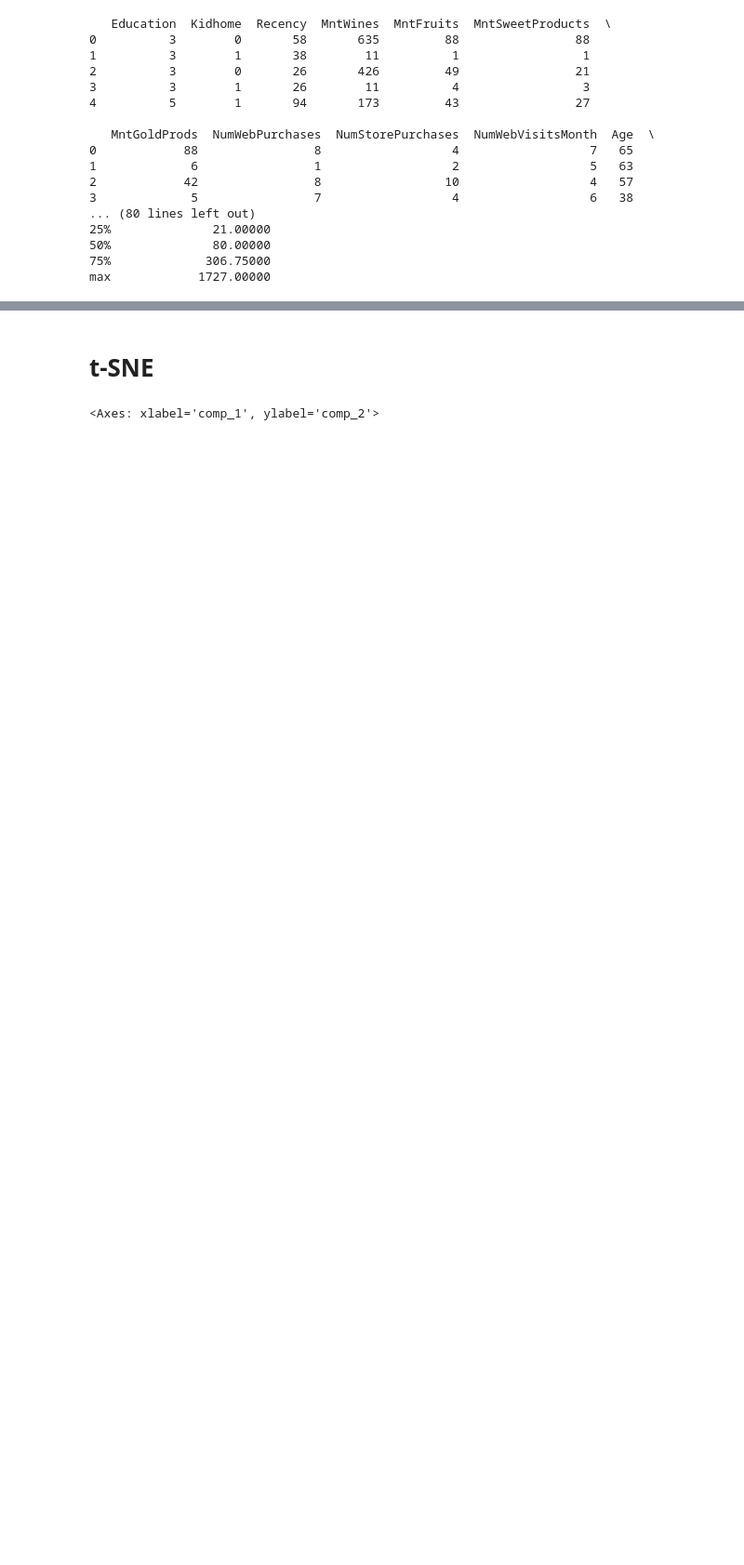
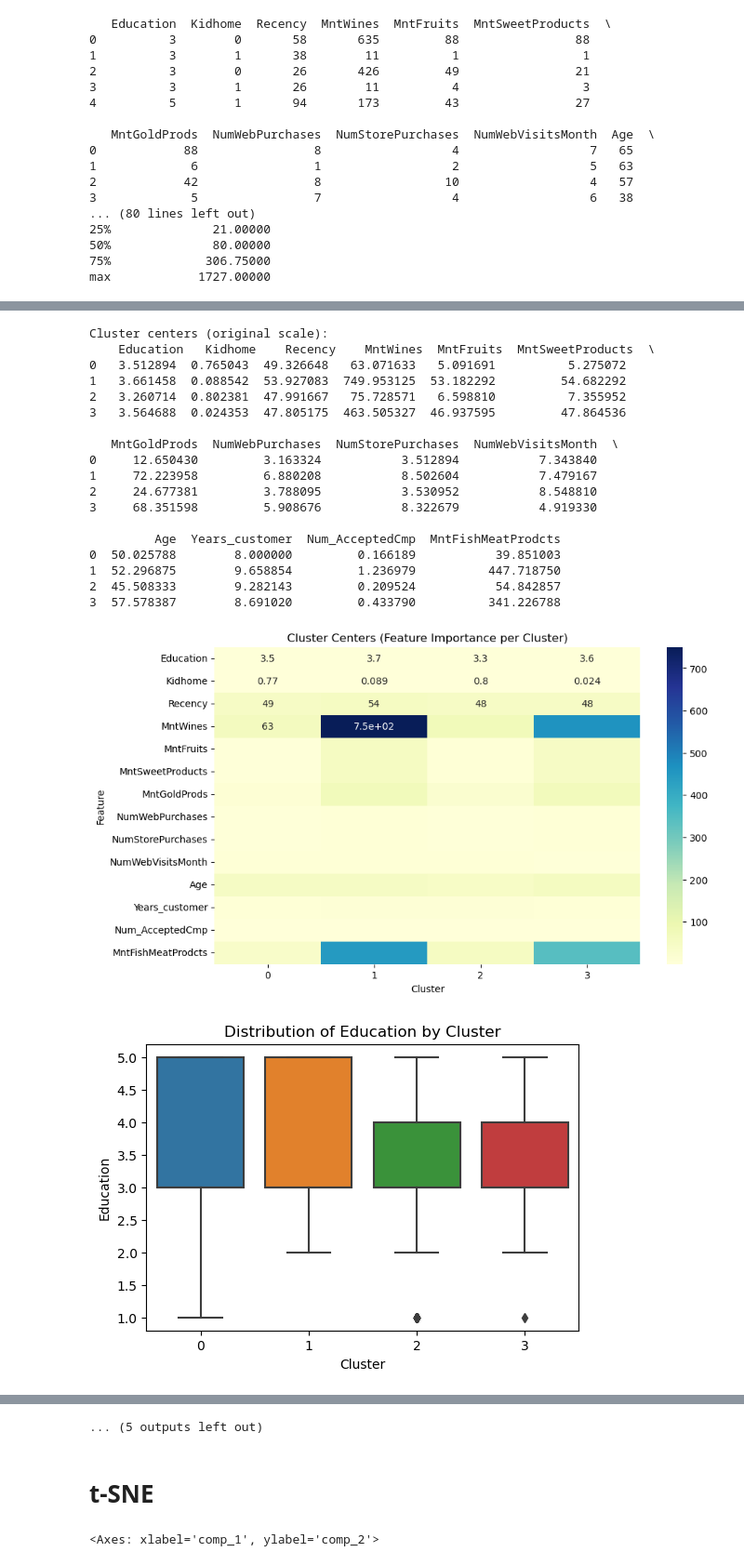
Before and after one commit to sannahartmann/Assignment-1-Unsupervised-learning, a Jupyter notebook: assignment1.ipynb, the cells around one changed output, grey strips where cells are left out. Shown at 93% size. Drawn from its saved outputs; the diff is of its cells as text; code cells hidden in the pictures; blank space fills up the shorter version.

```diff
--- a/assignment1.ipynb
+++ b/assignment1.ipynb
@@ -79,0 +102,52 @@ centers
+# %%
+# 3. Tren modellen med valgt k (basert på plottene – her bruker vi f.eks. k=4)
+best_k = 4
+kmeans = KMeans(n_clusters=best_k, random_state=42)
+kmeans.fit(df_scaled)
+df['Cluster'] = kmeans.labels_
+
+# 4. Analyser klyngene
+centers = pd.DataFrame(kmeans.cluster_centers_, columns=df.columns[:-1])
+centers = pd.DataFrame(scaler.inverse_transform(kmeans.cluster_centers_), columns=df.columns[:-1])
+print("\nCluster centers (original scale):\n", centers)
+
+# Visualiser sentre som heatmap
+plt.figure(figsize=(10, 6))
+sns.heatmap(centers.T, annot=True, cmap="YlGnBu")
+plt.title("Cluster Centers (Feature Importance per Cluster)")
+plt.xlabel("Cluster")
+plt.ylabel("Feature")
+plt.show()
+
+# Se fordeling av variabler per cluster
+for col in df.columns[:-1]:
+    plt.figure(figsize=(6, 4))
+    sns.boxplot(data=df, x='Cluster', y=col)
+    plt.title(f'Distribution of {col} by Cluster')
+    plt.show()
+
+# 5. Profilering av klyngene
+cluster_profiles = df.groupby('Cluster').mean()
+cluster_profiles['Count'] = df['Cluster'].value_counts()
+print("\nCluster Profiles:\n", cluster_profiles)
+# %% [output]
+Cluster centers (original scale):
+    Education   Kidhome    Recency    MntWines  MntFruits  MntSweetProducts  \
+0   3.512894  0.765043  49.326648   63.071633   5.091691          5.275072
+1   3.661458  0.088542  53.927083  749.953125  53.182292         54.682292
+2   3.260714  0.802381  47.991667   75.728571   6.598810          7.355952
+3   3.564688  0.024353  47.805175  463.505327  46.937595         47.864536
+
+   MntGoldProds  NumWebPurchases  NumStorePurchases  NumWebVisitsMonth  \
+0     12.650430         3.163324           3.512894           7.343840
+1     72.223958         6.880208           8.502604           7.479167
+2     24.677381         3.788095           3.530952           8.548810
+3     68.351598         5.908676           8.322679           4.919330
+
+         Age  Years_customer  Num_AcceptedCmp  MntFishMeatProdcts
+0  50.025788        8.000000         0.166189           39.851003
+1  52.296875        9.658854         1.236979          447.718750
+2  45.508333        9.282143         0.209524           54.842857
+3  57.578387        8.691020         0.433790          341.226788
+[figure, added]
+[figure, added]
@@ -80,3 +163,4 @@ centers
+... (5 outputs left out)
 # %% [markdown]
 # t-SNE
 # %%
```
Also changed, not shown: parts of 10 cells of this notebook.
